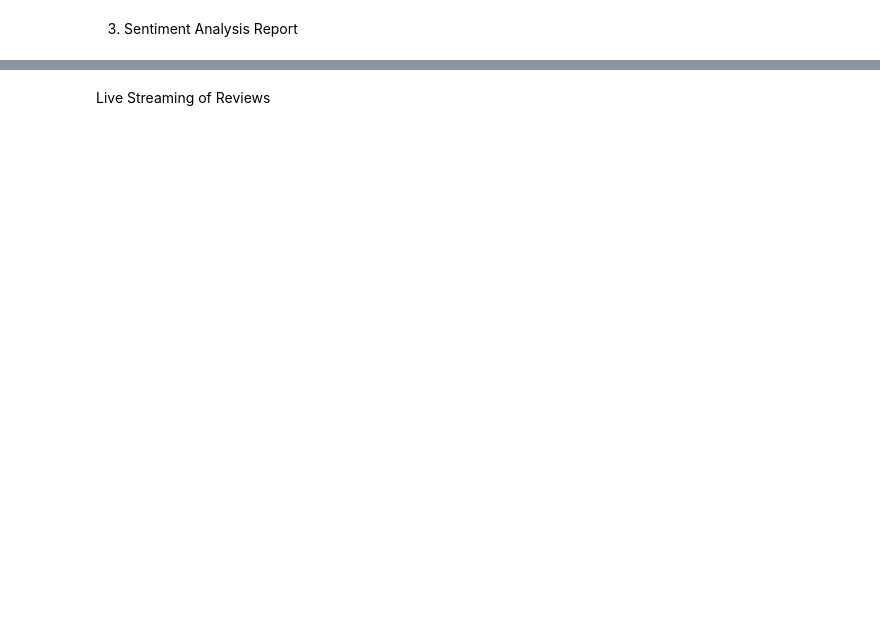
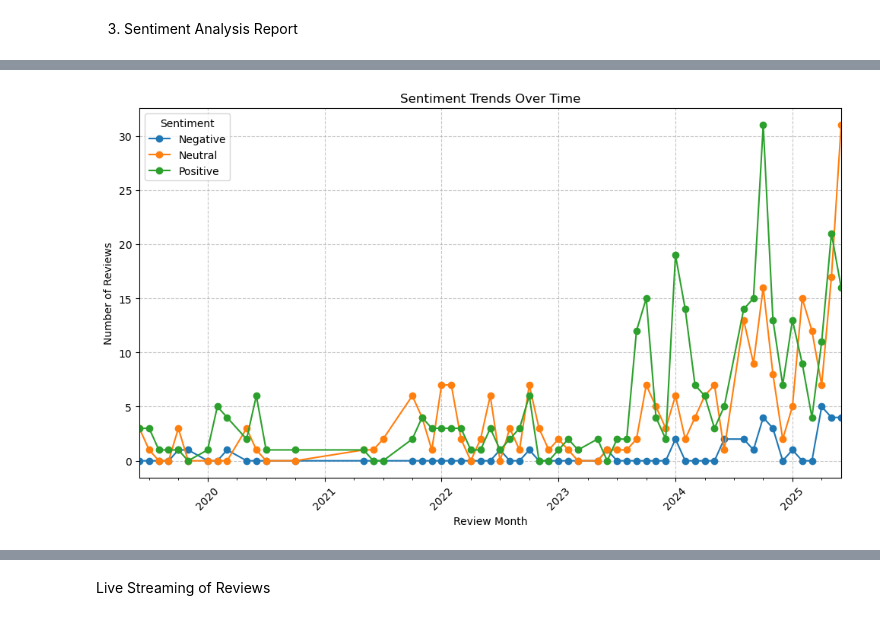
Before and after one commit to ashjakamal97/Real-Time-Sentiment-Analysis-Reviews, a Jupyter notebook: SentimentAnalysis_Thesis.ipynb, the cells around one changed output, grey strips where cells are left out. Cells and saved outputs as stored; diff of their text form; code cells hidden in the pictures; blank space fills up the shorter version.

```diff
--- a/SentimentAnalysis_Thesis.ipynb
+++ b/SentimentAnalysis_Thesis.ipynb
@@ -382,0 +159,14 @@ plt.show()
+# %%
+df['date_review'] = pd.to_datetime(df['date_review'], errors='coerce')
+time_sentiment = df.groupby([df['date_review'].dt.to_period('M'), 'Sentiment']).size().unstack().fillna(0)
+
+time_sentiment.plot(kind='line', marker='o', figsize=(10, 6))
+plt.title('Sentiment Trends Over Time')
+plt.xlabel('Review Month')
+plt.ylabel('Number of Reviews')
+plt.grid(True, linestyle='--', alpha=0.7)
+plt.xticks(rotation=45)
+plt.tight_layout()
+plt.show()
+# %% [output]
+[figure, added]
```
Also changed, not shown: parts of 43 cells of this notebook, 2 other files.
